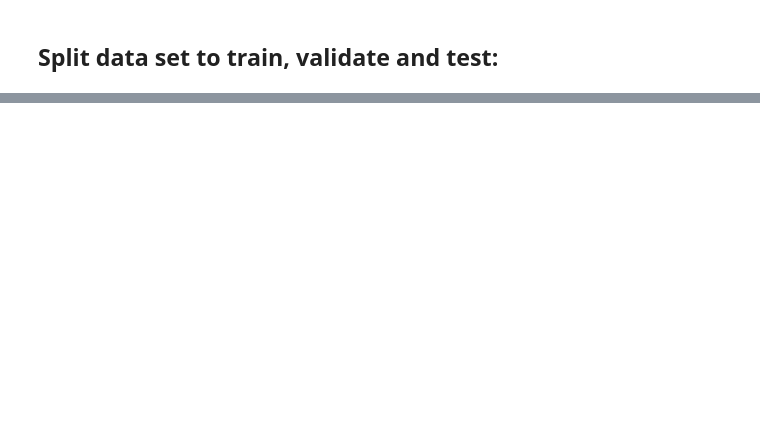
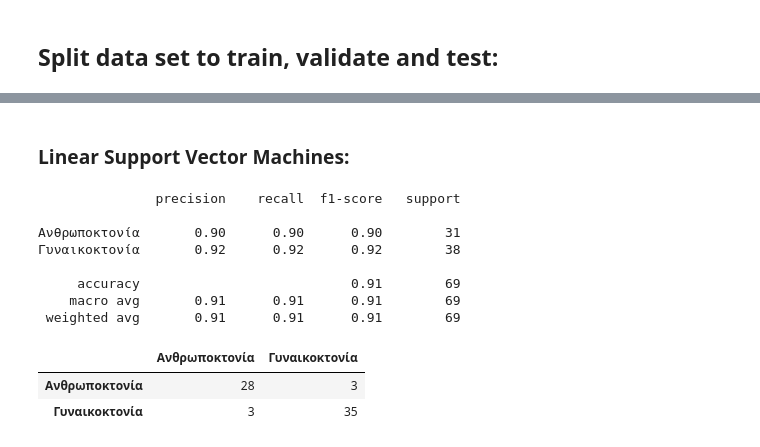
Before and after one commit to openlabathens/article-classification, a Jupyter notebook: article_classification.ipynb, the cells around one changed output, grey strips where cells are left out. Saved outputs shown, nothing was run; the diff lists cells and outputs as text; code cells hidden in the pictures; blank space fills up the shorter version.

```diff
--- a/article_classification.ipynb
+++ b/article_classification.ipynb
@@ -340,0 +391,34 @@ y_test = df_test['label']
+# %% [markdown]
+### Linear Support Vector Machines:
+# %%
+text_clf = Pipeline([
+    ('vect', CountVectorizer()),
+    ('tfidf', TfidfTransformer()),
+    ('clf', SGDClassifier(loss='hinge', penalty='l2',
+                          alpha=1e-3, random_state=42,
+                          max_iter=5, tol=None)),
+])
+
+text_clf.fit(X_train, y_train)
+
+predicted = text_clf.predict(X_val)
+np.mean(predicted == y_val)
+
+print(metrics.classification_report(y_val, predicted))
+
+cfmtx = pd.DataFrame(metrics.confusion_matrix(y_val, predicted), index=[
+                     'Ανθρωποκτονία', 'Γυναικοκτονία'], columns=['Ανθρωποκτονία', 'Γυναικοκτονία'])
+
+cfmtx
+# %% [output]
+               precision    recall  f1-score   support
+
+Ανθρωποκτονία       0.90      0.90      0.90        31
+Γυναικοκτονία       0.92      0.92      0.92        38
+
+     accuracy                           0.91        69
+    macro avg       0.91      0.91      0.91        69
+ weighted avg       0.91      0.91      0.91        69
+|  | Ανθρωποκτονία | Γυναικοκτονία |
+| Ανθρωποκτονία | 28 | 3 |
+| Γυναικοκτονία | 3 | 35 |
```
Also changed, not shown: parts of 6 cells of this notebook.
